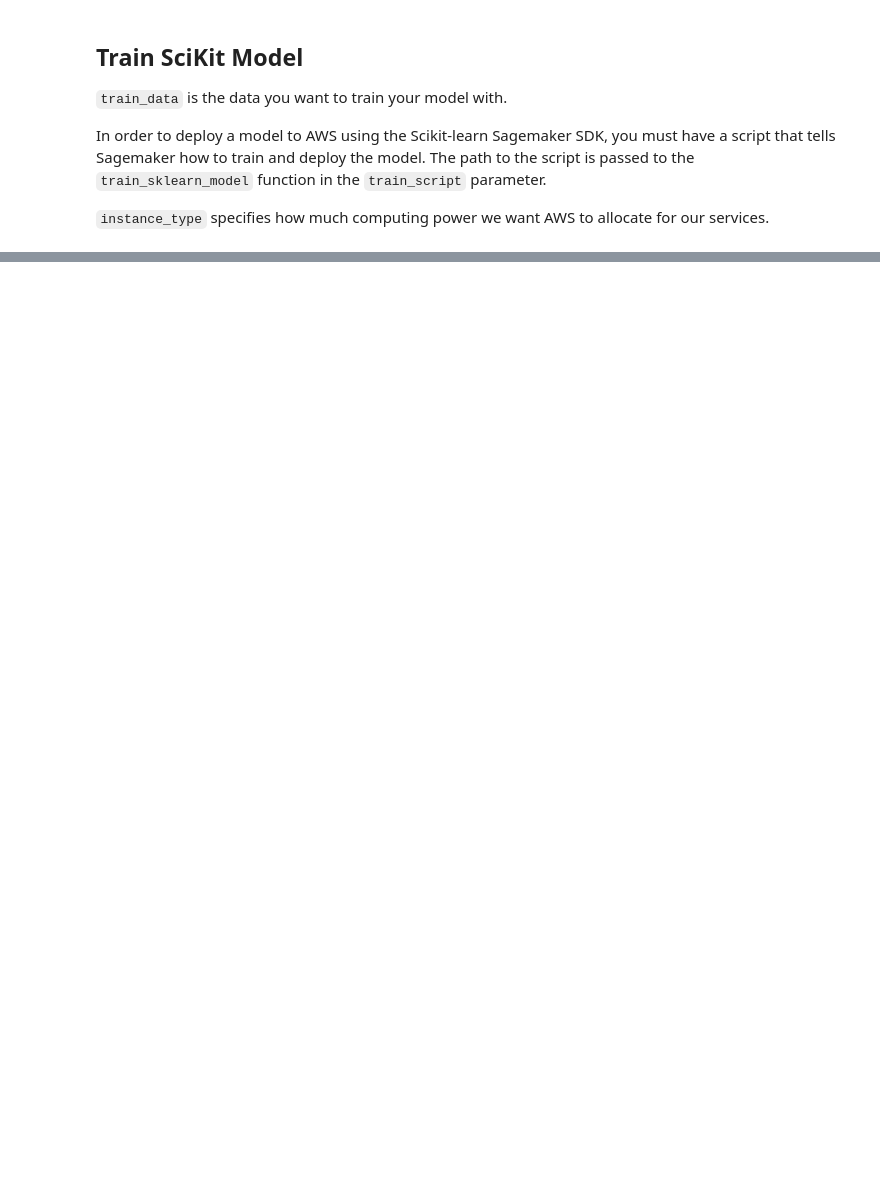
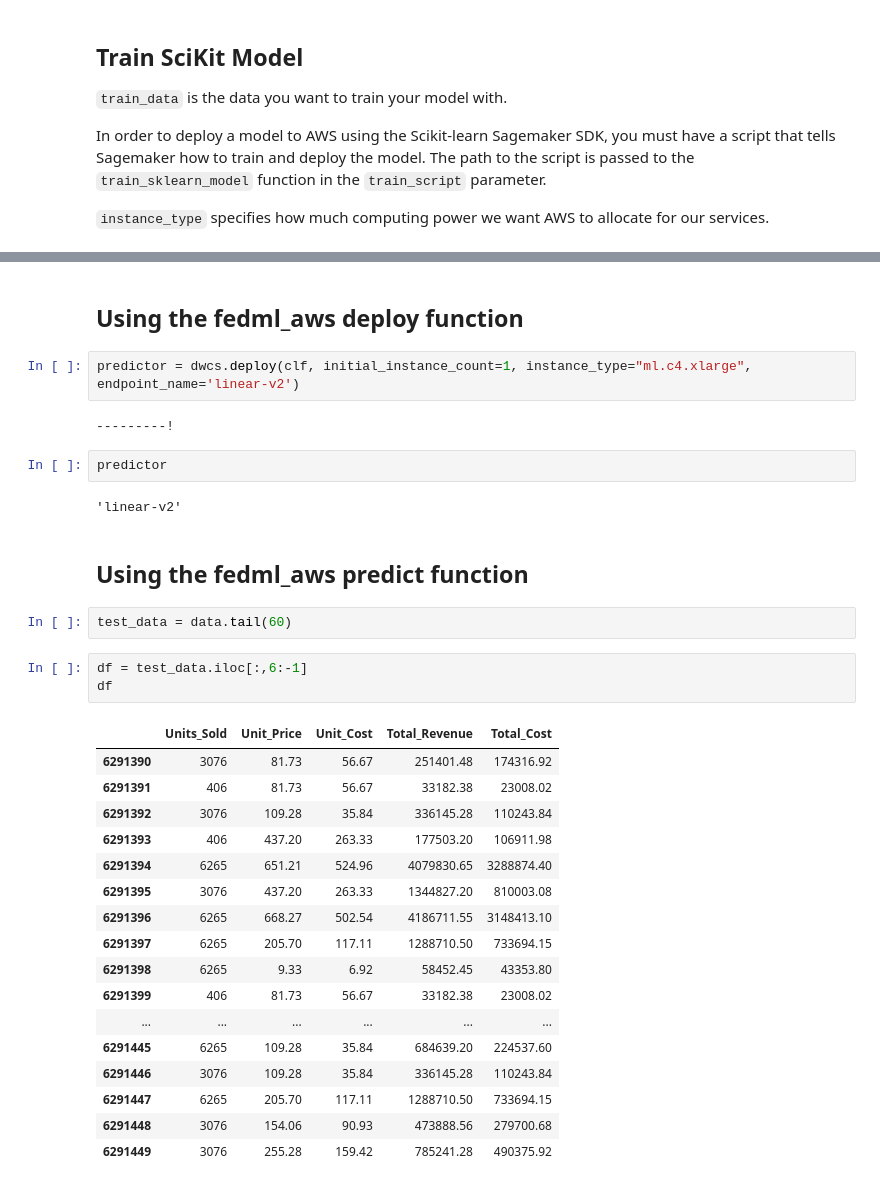
Before and after one commit to SAP-samples/datasphere-fedml, a Jupyter notebook: AWS/sample-notebooks/LinearRegression/LinearRegression.ipynb, the cells around one changed output, grey strips where cells are left out. Saved outputs shown, nothing was run; the diff lists cells and outputs as text; blank space fills up the shorter version.

Commit message:
2.0.0 fedml_aws

```diff
--- a/AWS/sample-notebooks/LinearRegression/LinearRegression.ipynb
+++ b/AWS/sample-notebooks/LinearRegression/LinearRegression.ipynb
@@ -200,0 +206,35 @@ Billable seconds: 72
+# %% [markdown]
+## Using the fedml_aws deploy function
+# %%
+predictor = dwcs.deploy(clf, initial_instance_count=1, instance_type="ml.c4.xlarge", endpoint_name='linear-v2')
+# %% [output]
+---------!
+# %%
+predictor
+# %% [output]
+'linear-v2'
+# %% [markdown]
+## Using the fedml_aws predict function
+# %%
+test_data = data.tail(60)
+# %%
+df = test_data.iloc[:,6:-1]
+df
+# %% [output]
+|  | Units_Sold | Unit_Price | Unit_Cost | Total_Revenue | Total_Cost |
+| 6291390 | 3076 | 81.73 | 56.67 | 251401.48 | 174316.92 |
+| 6291391 | 406 | 81.73 | 56.67 | 33182.38 | 23008.02 |
+| 6291392 | 3076 | 109.28 | 35.84 | 336145.28 | 110243.84 |
+| 6291393 | 406 | 437.20 | 263.33 | 177503.20 | 106911.98 |
+| 6291394 | 6265 | 651.21 | 524.96 | 4079830.65 | 3288874.40 |
+| 6291395 | 3076 | 437.20 | 263.33 | 1344827.20 | 810003.08 |
+| 6291396 | 6265 | 668.27 | 502.54 | 4186711.55 | 3148413.10 |
+| 6291397 | 6265 | 205.70 | 117.11 | 1288710.50 | 733694.15 |
+| 6291398 | 6265 | 9.33 | 6.92 | 58452.45 | 43353.80 |
+| 6291399 | 406 | 81.73 | 56.67 | 33182.38 | 23008.02 |
+| ... | ... | ... | ... | ... | ... |
+| 6291445 | 6265 | 109.28 | 35.84 | 684639.20 | 224537.60 |
+| 6291446 | 3076 | 109.28 | 35.84 | 336145.28 | 110243.84 |
+| 6291447 | 6265 | 205.70 | 117.11 | 1288710.50 | 733694.15 |
+| 6291448 | 3076 | 154.06 | 90.93 | 473888.56 | 279700.68 |
+| 6291449 | 3076 | 255.28 | 159.42 | 785241.28 | 490375.92 |
```
Also changed, not shown: parts of 21 cells of this notebook, 20 other files.
